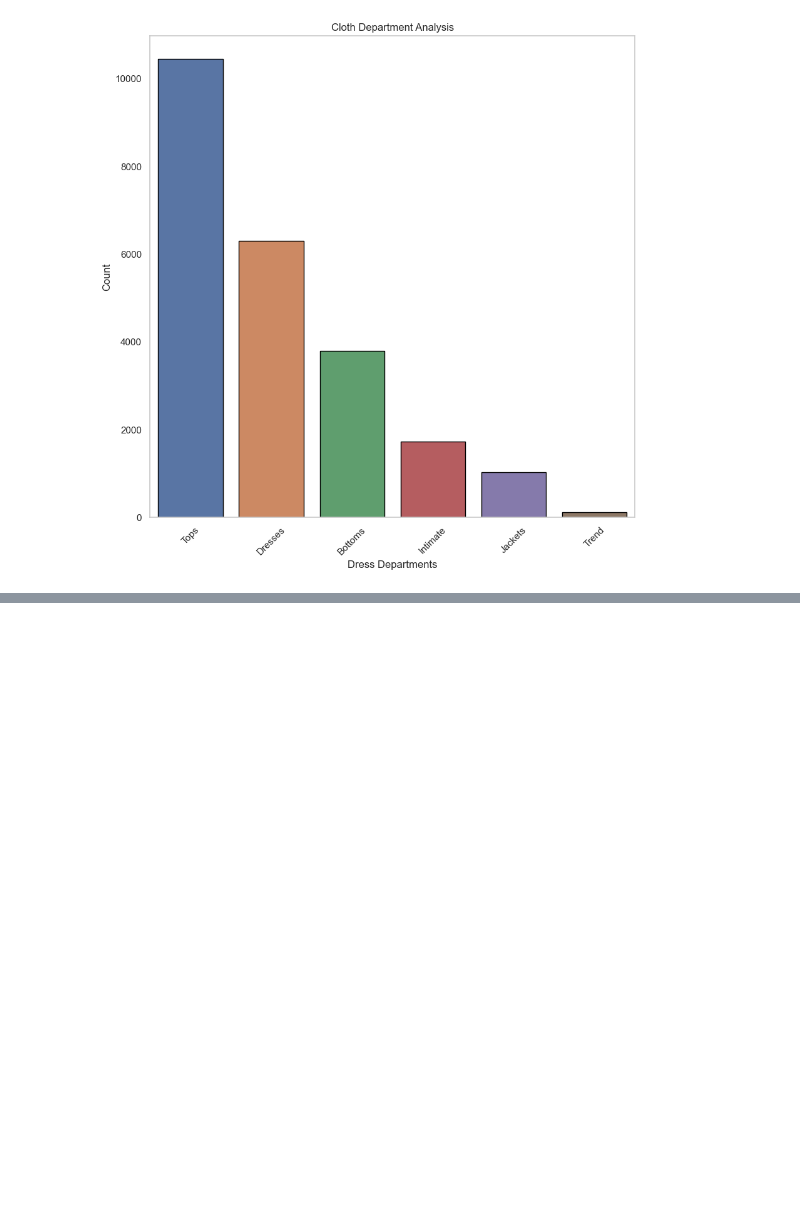
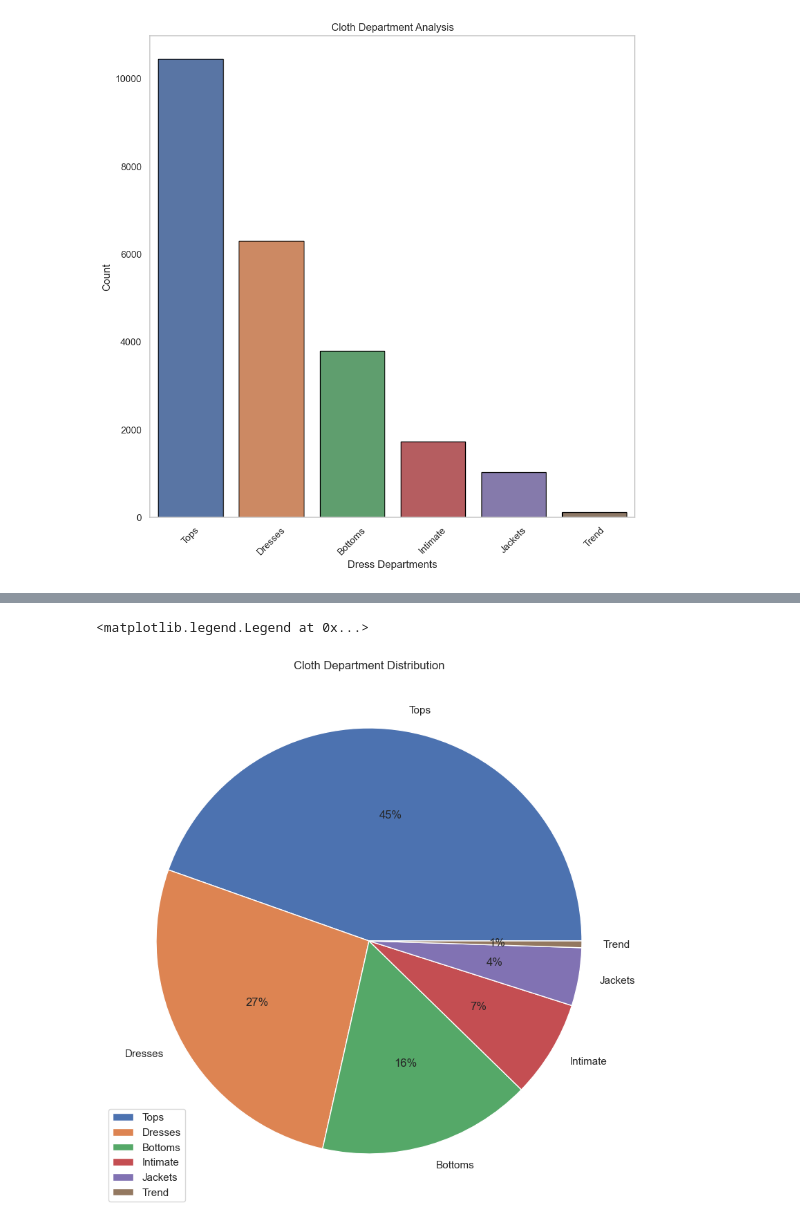
Before and after one commit to jjcastillot/womens_clothing_analysis_updated, a Jupyter notebook: dataset_analysis.ipynb, the cells around one changed output, grey strips where cells are left out. Drawn from its saved outputs; the diff is of its cells as text; code cells hidden in the pictures; blank space fills up the shorter version.

```diff
--- a/dataset_analysis.ipynb
+++ b/dataset_analysis.ipynb
@@ -140,0 +161,9 @@ plt.grid(False)
+# %%
+# Cloth Department Distribution
+plt.figure(figsize=(12,10))
+plt.pie(x=womens_df['Department Name'].value_counts().values,data=womens_df,labels=womens_df['Department Name'].value_counts().index,autopct='%.0f%%')
+plt.title('Cloth Department Distribution')
+plt.legend(loc='lower left')
+# %% [output]
+<matplotlib.legend.Legend at 0x...>
+[figure, added]
```
Also changed, not shown: parts of 4 cells of this notebook.
